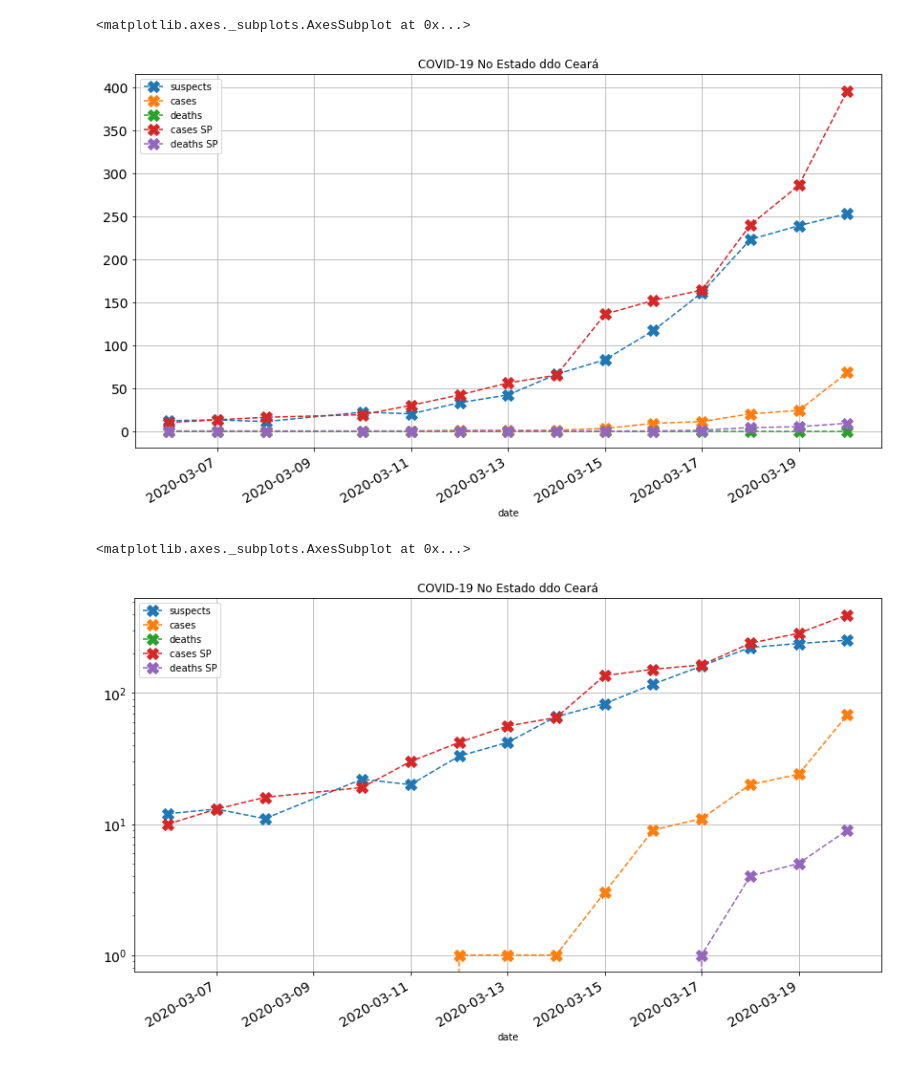
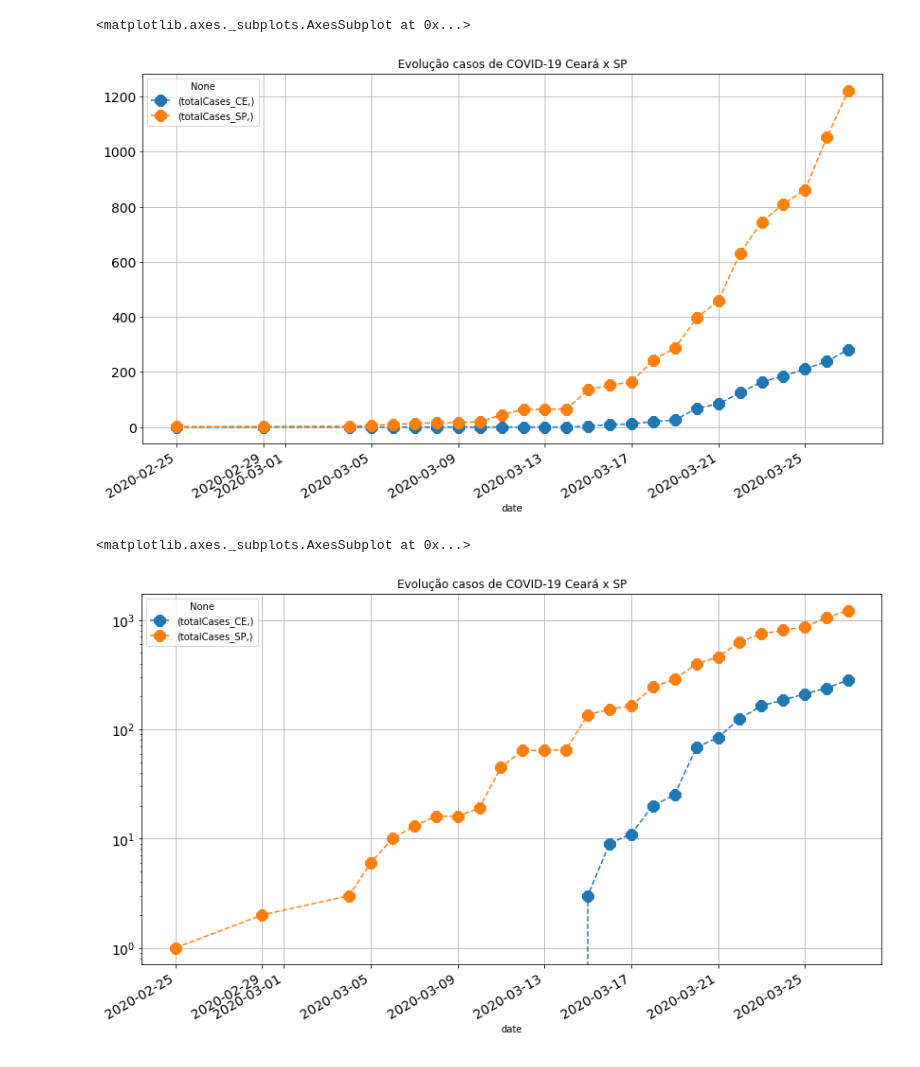
Before and after one commit to 3778/COVID-19, a Jupyter notebook: notebooks/Dados_Ceara.ipynb, the cells around one changed output. Saved outputs shown, nothing was run; the diff lists cells and outputs as text; code cells hidden in the pictures.

Commit message:
Evolução dos casos de COVID-19 no estado do Ceará

```diff
--- a/notebooks/Dados_Ceara.ipynb
+++ b/notebooks/Dados_Ceara.ipynb
@@ -87,0 +9,4 @@ df.plot()
+# %%
+df = data.load_cases('state')
+data_ceara = df['CE']
+data_SP = df['SP']
@@ -87,0 +17,5 @@ df.plot()
+# %%
+data_ceara.columns = [['newCases_CE', 'totalCases_CE']]
+data_SP.columns = [['newCases_SP', 'totalCases_SP']]
+# %%
+df = pd.concat([data_ceara, data_SP], axis=1, sort=False)
@@ -88,2 +26,3 @@ df.plot()
 # %%
-df = df.drop(columns='refuses', axis=1)
+df = df.drop(['newCases_CE', 'newCases_SP'], axis=1)
+df.tail()
@@ -90,25 +37,25 @@ df = df.drop(columns='refuses', axis=1)
 # %%
-df.plot(style='X--',
+df.plot(style='8--',
         mark_right=True,
-        marker = "X",
+        marker = "8",
         grid=True,
         markersize =12,
         figsize=(14,8),
         fontsize=14,
-        title='COVID-19 No Estado ddo Ceará')
+        title='Evolução casos de COVID-19 Ceará x SP')
 # %% [output]
 <matplotlib.axes._subplots.AxesSubplot at 0x...>
-[figure, old version]
+[figure, new version]
 # %%
-df.plot(style='X--',
+df.plot(style='8--',
         mark_right=True,
         logy=True,
-        marker = "X",
+        marker = "8",
         grid=True,
         markersize =12,
         figsize=(14,8),
         fontsize=14,
-        title='COVID-19 No Estado ddo Ceará')
+        title='Evolução casos de COVID-19 Ceará x SP')
 # %% [output]
 <matplotlib.axes._subplots.AxesSubplot at 0x...>
-[figure, old version]
+[figure, new version]
```
Also changed, not shown: parts of 16 cells of this notebook.
